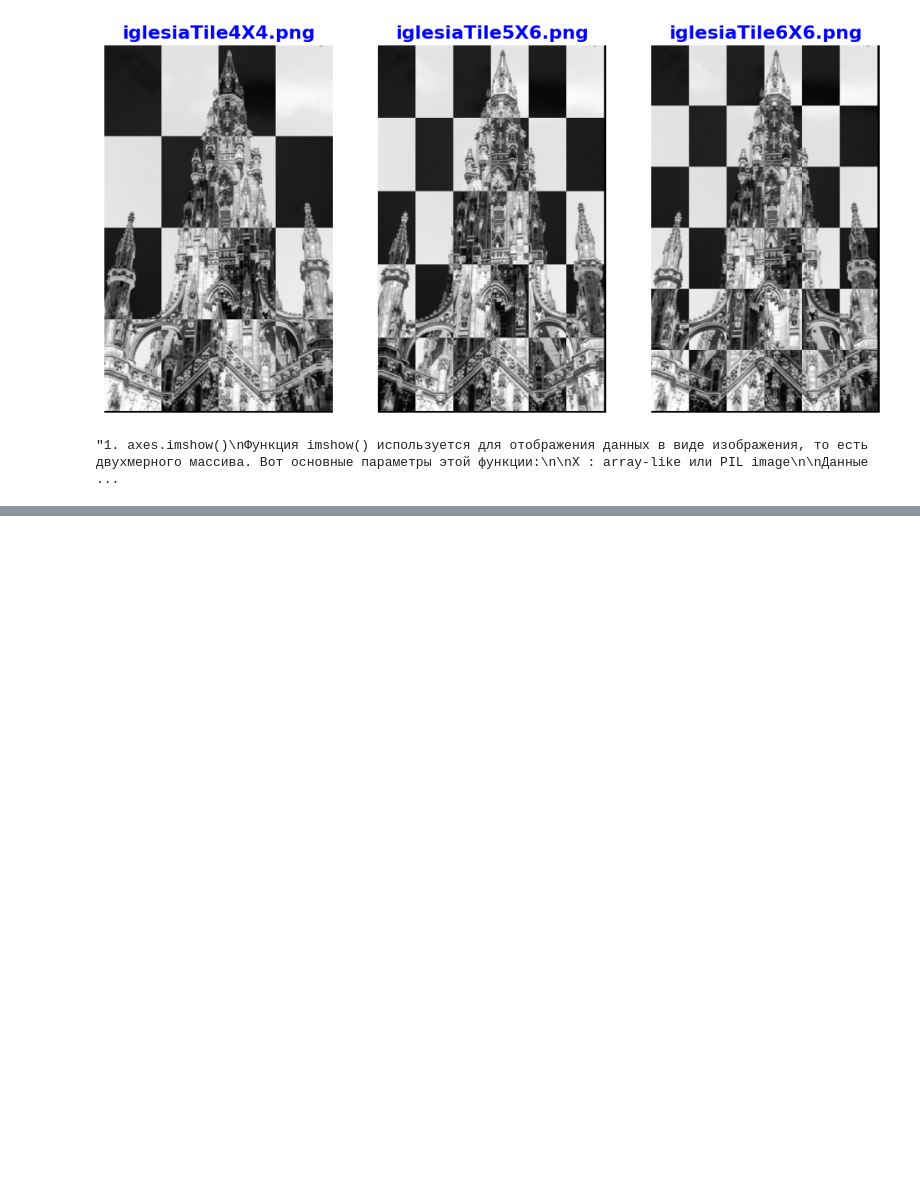
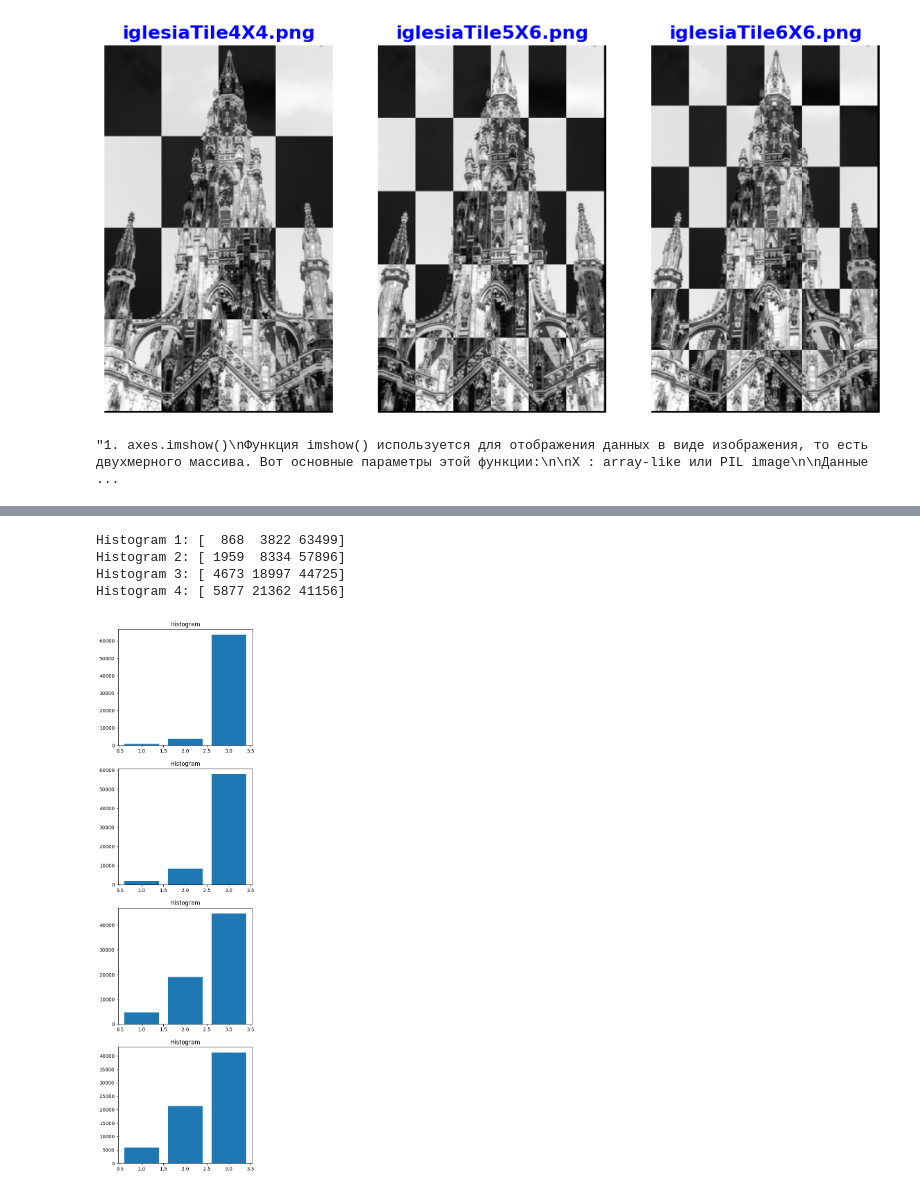
Before and after one commit to askolesov0608/CV_NV, a Jupyter notebook: 99CVLab1_Tests.ipynb, the cells around one changed output, grey strips where cells are left out. Saved outputs shown, nothing was run; the diff lists cells and outputs as text; code cells hidden in the pictures; blank space fills up the shorter version.

```diff
--- a/99CVLab1_Tests.ipynb
+++ b/99CVLab1_Tests.ipynb
@@ -705,3 +764,24 @@ URL адрес, связанный с изображением.
+# %%
+    # Output the histograms
+    for i, hist in enumerate(histograms):
+        print(f"Histogram {i+1}: {hist}")
+# %% [output]
+Histogram 1: [  868  3822 63499]
+Histogram 2: [ 1959  8334 57896]
+Histogram 3: [ 4673 18997 44725]
+Histogram 4: [ 5877 21362 41156]
+# %%
+    # Assuming showInGrid is defined to show these histograms visually
+    # showInGrid would be a function you define to display histogram data or images
+    # For example, to display histograms:
+    fig, axes = plt.subplots(len(histograms), 1, figsize=(5, 20))
+    for ax, hist in zip(axes, histograms):
+        ax.bar(range(1, 4), hist)
+        ax.set_title("Histogram")
+   # plt.tight_layout()
+    plt.show()
+# %% [output]
+[figure, added]
 # %%
 path_output = './Lab1/imgs-out-P1/'
 
```
Also changed, not shown: parts of 11 cells of this notebook.
